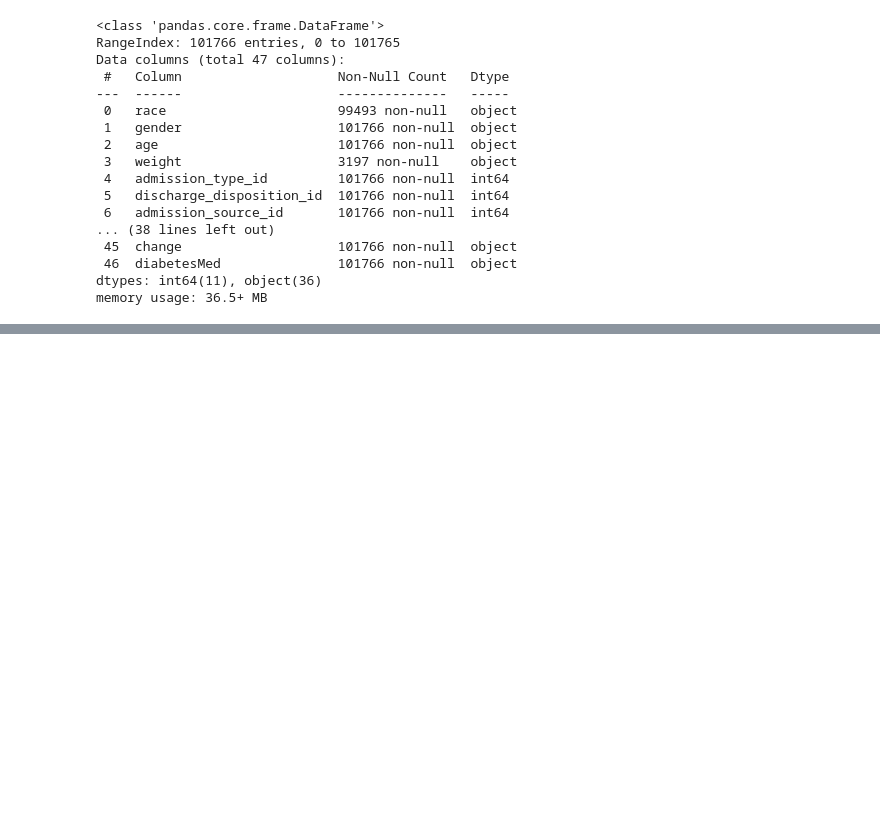
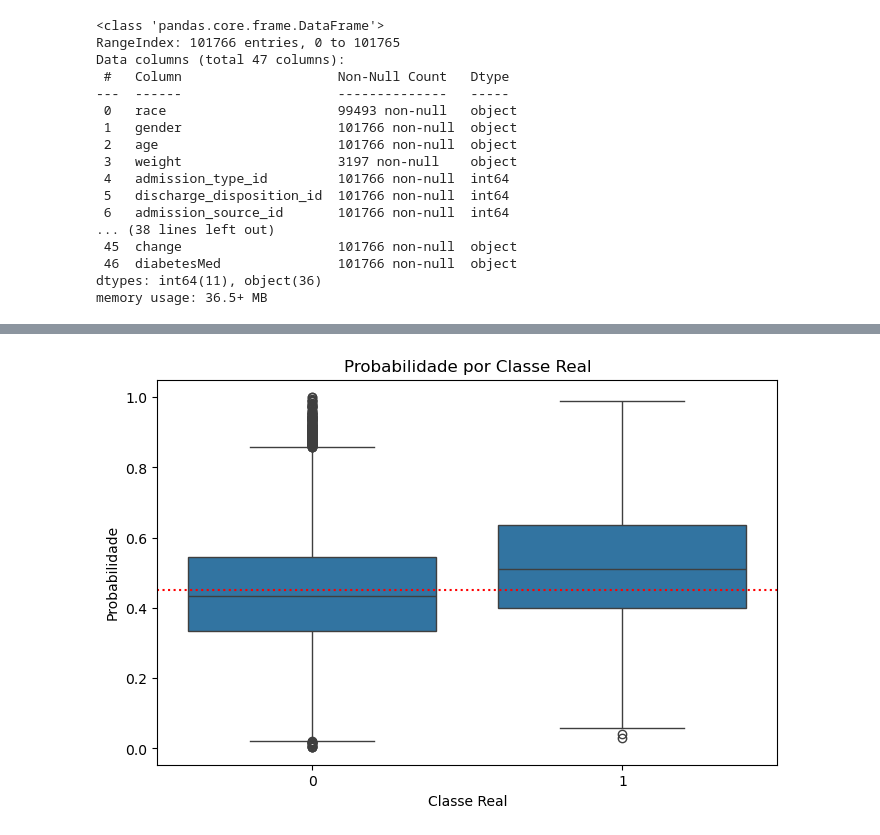
Before and after one commit to andradewagner/kmeansclustering, a Jupyter notebook: scikit-learn-26e1.ipynb, the cells around one changed output, grey strips where cells are left out. Cells and saved outputs as stored; diff of their text form; code cells hidden in the pictures; blank space fills up the shorter version.

```diff
--- a/scikit-learn-26e1.ipynb
+++ b/scikit-learn-26e1.ipynb
@@ -408,0 +669,13 @@ weighted avg       0.82      0.86      0.84     30530
+# %%
+df_plot = pd.DataFrame({
+    "Probabilidade": y_prob,
+    "Classe Real": y_test
+})
+
+plt.figure(figsize=(8,5))
+sns.boxplot(x="Classe Real", y="Probabilidade", data=df_plot)
+plt.axhline(threshold, color='red', linestyle=':')
+plt.title("Probabilidade por Classe Real")
+plt.show()
+# %% [output]
+[figure, added]
```
Also changed, not shown: parts of 36 cells of this notebook, 1 other file.
